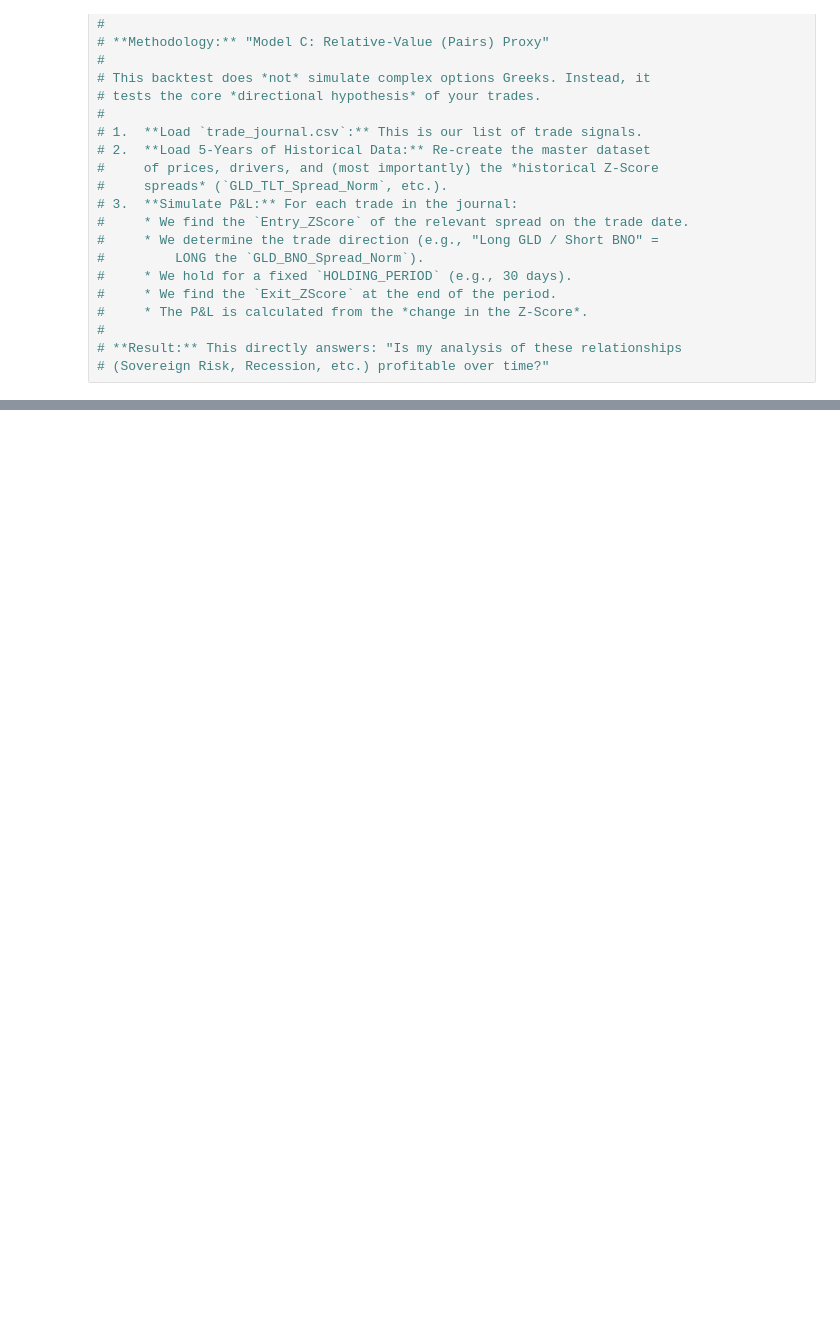
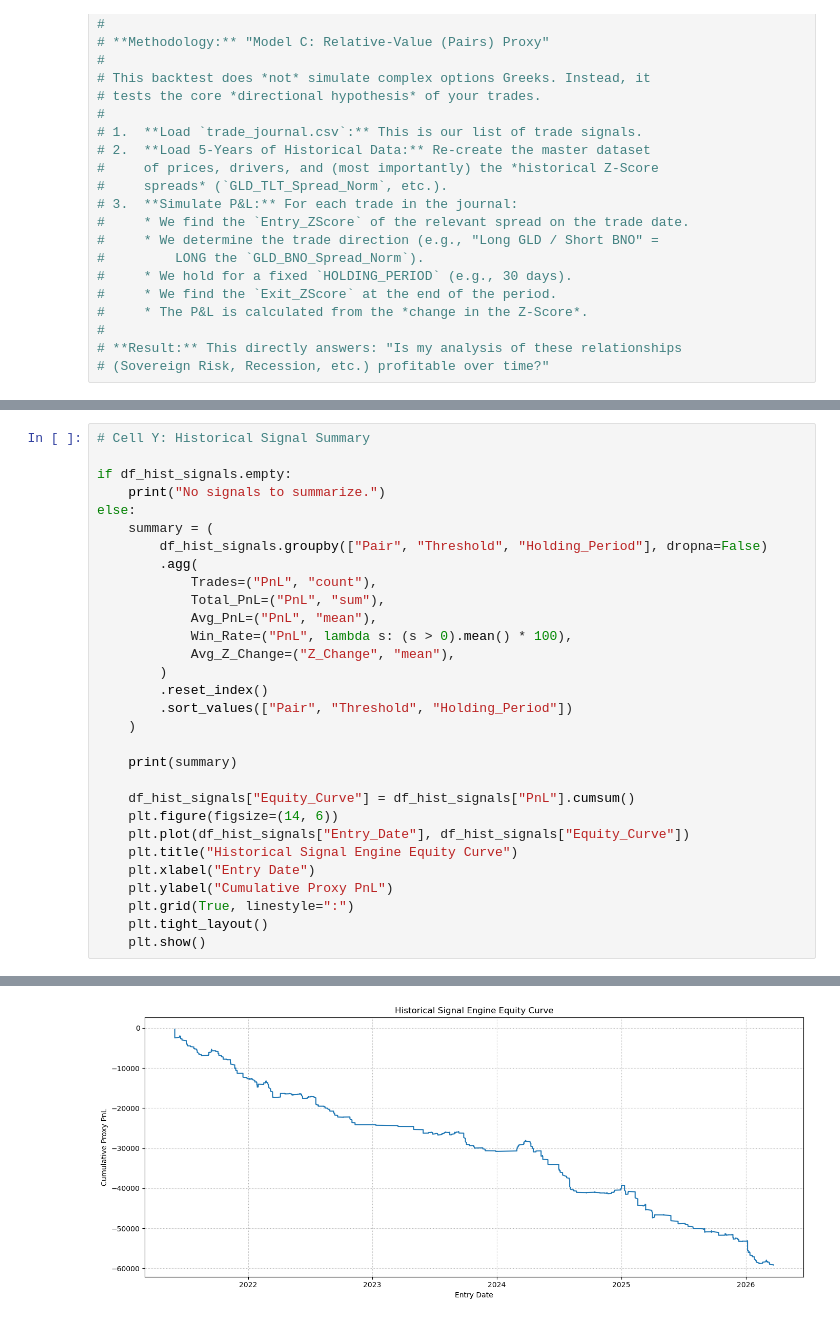
Before and after one commit to bluetopazz/quant, a Jupyter notebook: backtest.ipynb, the cells around one changed output, grey strips where cells are left out. Drawn from its saved outputs; the diff is of its cells as text; blank space fills up the shorter version.

```diff
--- a/backtest.ipynb
+++ b/backtest.ipynb
@@ -526,0 +1522,31 @@ Sending backtest results to LLM for critique...
+# %%
+# Cell Y: Historical Signal Summary
+
+if df_hist_signals.empty:
+    print("No signals to summarize.")
+else:
+    summary = (
+        df_hist_signals.groupby(["Pair", "Threshold", "Holding_Period"], dropna=False)
+        .agg(
+            Trades=("PnL", "count"),
+            Total_PnL=("PnL", "sum"),
+            Avg_PnL=("PnL", "mean"),
+            Win_Rate=("PnL", lambda s: (s > 0).mean() * 100),
+            Avg_Z_Change=("Z_Change", "mean"),
+        )
+        .reset_index()
+        .sort_values(["Pair", "Threshold", "Holding_Period"])
+    )
+
+    print(summary)
+
+    df_hist_signals["Equity_Curve"] = df_hist_signals["PnL"].cumsum()
+    plt.figure(figsize=(14, 6))
+    plt.plot(df_hist_signals["Entry_Date"], df_hist_signals["Equity_Curve"])
+    plt.title("Historical Signal Engine Equity Curve")
+    plt.xlabel("Entry Date")
+    plt.ylabel("Cumulative Proxy PnL")
+    plt.grid(True, linestyle=":")
+    plt.tight_layout()
+    plt.show()
+# %% [output]
@@ -526,0 +1570 @@ Sending backtest results to LLM for critique...
+[figure, added]
```
Also changed, not shown: parts of 12 cells of this notebook, 10 other files.
